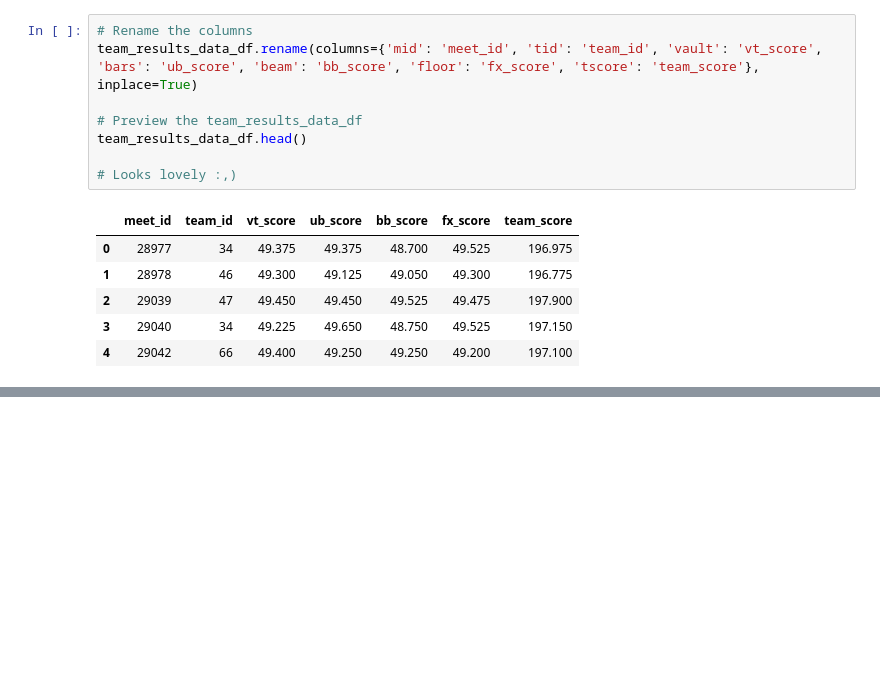
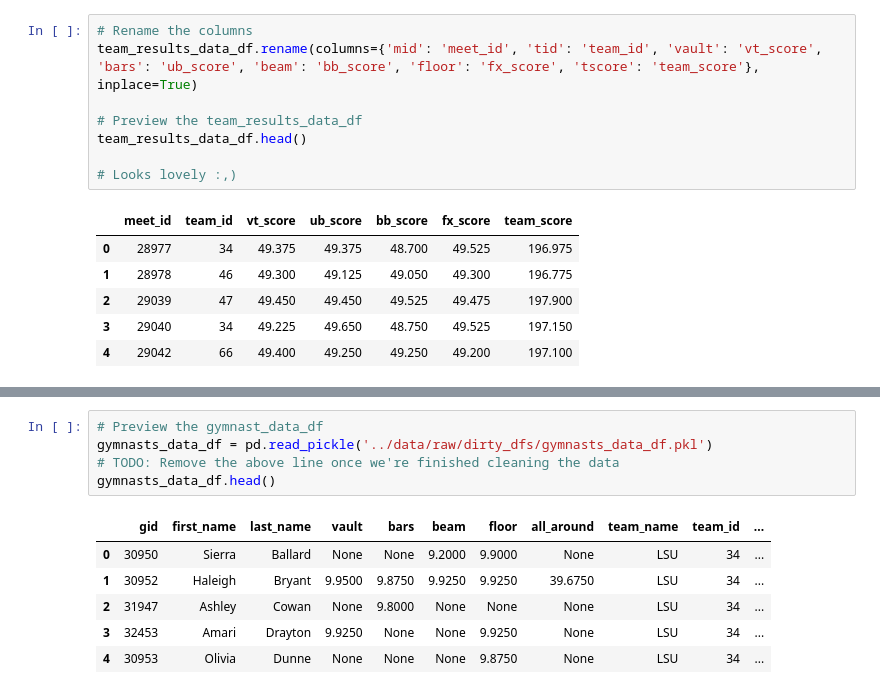
Before and after one commit to LSE-ME204/me204-2024-project-jesatuts2, a Jupyter notebook: Notebooks/NB02-Build-Database.ipynb, the cells around one changed output, grey strips where cells are left out. Drawn from its saved outputs; the diff is of its cells as text; blank space fills up the shorter version.

```diff
--- a/Notebooks/NB02-Build-Database.ipynb
+++ b/Notebooks/NB02-Build-Database.ipynb
@@ -481,0 +492,12 @@ team_results_data_df[team_results_data_df.duplicated(subset=['meet_id', 'team_id
+# %%
+# Preview the gymnast_data_df
+gymnasts_data_df = pd.read_pickle('../data/raw/dirty_dfs/gymnasts_data_df.pkl')
+# TODO: Remove the above line once we're finished cleaning the data
+gymnasts_data_df.head()
+# %% [output]
+|  | gid | first_name | last_name | vault | bars | beam | floor | all_around | team_name | team_id | ... |
+| 0 | 30950 | Sierra | Ballard | None | None | 9.2000 | 9.9000 | None | LSU | 34 | ... |
+| 1 | 30952 | Haleigh | Bryant | 9.9500 | 9.8750 | 9.9250 | 9.9250 | 39.6750 | LSU | 34 | ... |
+| 2 | 31947 | Ashley | Cowan | None | 9.8000 | None | None | None | LSU | 34 | ... |
+| 3 | 32453 | Amari | Drayton | 9.9250 | None | None | 9.9250 | None | LSU | 34 | ... |
+| 4 | 30953 | Olivia | Dunne | None | None | None | 9.8750 | None | LSU | 34 | ... |
```
Also changed, not shown: parts of 31 cells of this notebook, 1 other file.
